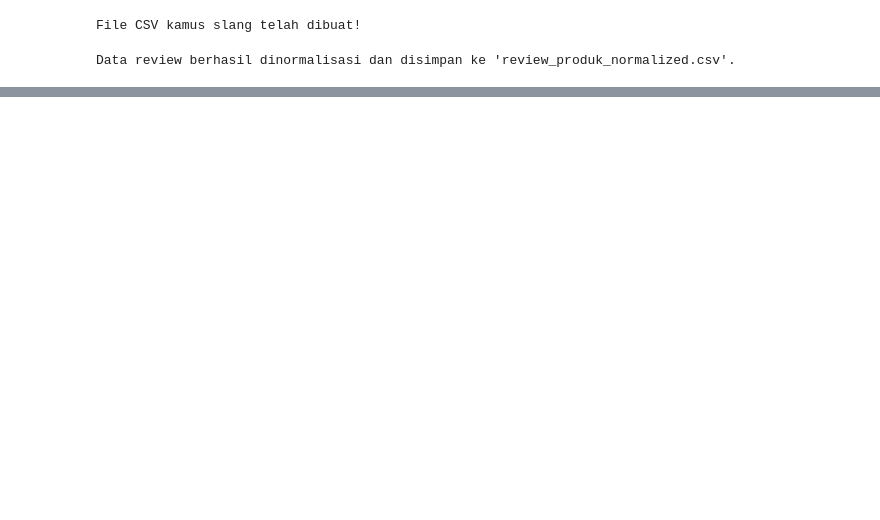
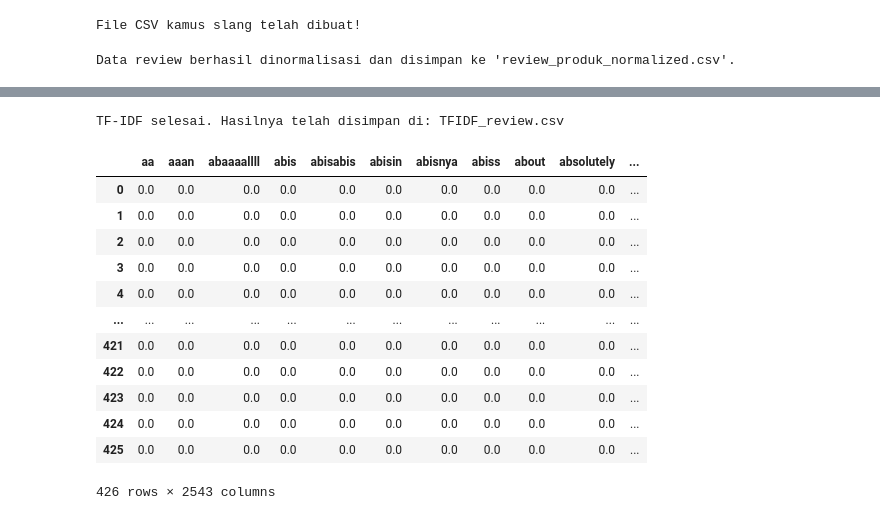
Before and after one commit to Debby190/text-processing, a Jupyter notebook: femaledaily1_kelompok2.ipynb, the cells around one changed output, grey strips where cells are left out. Drawn from its saved outputs; the diff is of its cells as text; code cells hidden in the pictures; blank space fills up the shorter version.

```diff
--- a/femaledaily1_kelompok2.ipynb
+++ b/femaledaily1_kelompok2.ipynb
@@ -186,0 +267,6 @@ Data review berhasil dinormalisasi dan disimpan ke 'review_produk_normalized.csv
+# %%
+corpus_file ="review_produk_normalized.csv"
+output_file = "TFIDF_review.csv"
+
+data = pd.read_csv(corpus_file)  # Misalnya, jika file dipisahkan dengan titik koma
+data.head()
@@ -186,0 +280,30 @@ Data review berhasil dinormalisasi dan disimpan ke 'review_produk_normalized.csv
+# %%
+corpus = data['Review'].astype(str).tolist()
+
+# TF-IDF
+vectorizer = TfidfVectorizer()
+tfidf_encoded = vectorizer.fit_transform(corpus)
+feature_names = vectorizer.get_feature_names_out()
+
+# Mengonversi hasil TF-IDF menjadi DataFrame
+tfidf_df = pd.DataFrame(tfidf_encoded.toarray(), columns=feature_names)
+
+tfidf_df.to_csv(output_file, index=False)
+
+print("TF-IDF selesai. Hasilnya telah disimpan di:", output_file)
+display(tfidf_df)
+# %% [output]
+TF-IDF selesai. Hasilnya telah disimpan di: TFIDF_review.csv
+|  | aa | aaan | abaaaallll | abis | abisabis | abisin | abisnya | abiss | about | absolutely | ... |
+| 0 | 0.0 | 0.0 | 0.0 | 0.0 | 0.0 | 0.0 | 0.0 | 0.0 | 0.0 | 0.0 | ... |
+| 1 | 0.0 | 0.0 | 0.0 | 0.0 | 0.0 | 0.0 | 0.0 | 0.0 | 0.0 | 0.0 | ... |
+| 2 | 0.0 | 0.0 | 0.0 | 0.0 | 0.0 | 0.0 | 0.0 | 0.0 | 0.0 | 0.0 | ... |
+| 3 | 0.0 | 0.0 | 0.0 | 0.0 | 0.0 | 0.0 | 0.0 | 0.0 | 0.0 | 0.0 | ... |
+| 4 | 0.0 | 0.0 | 0.0 | 0.0 | 0.0 | 0.0 | 0.0 | 0.0 | 0.0 | 0.0 | ... |
+| ... | ... | ... | ... | ... | ... | ... | ... | ... | ... | ... | ... |
+| 421 | 0.0 | 0.0 | 0.0 | 0.0 | 0.0 | 0.0 | 0.0 | 0.0 | 0.0 | 0.0 | ... |
+| 422 | 0.0 | 0.0 | 0.0 | 0.0 | 0.0 | 0.0 | 0.0 | 0.0 | 0.0 | 0.0 | ... |
+| 423 | 0.0 | 0.0 | 0.0 | 0.0 | 0.0 | 0.0 | 0.0 | 0.0 | 0.0 | 0.0 | ... |
+| 424 | 0.0 | 0.0 | 0.0 | 0.0 | 0.0 | 0.0 | 0.0 | 0.0 | 0.0 | 0.0 | ... |
+| 425 | 0.0 | 0.0 | 0.0 | 0.0 | 0.0 | 0.0 | 0.0 | 0.0 | 0.0 | 0.0 | ... |
+426 rows × 2543 columns
```
Also changed, not shown: parts of 10 cells of this notebook.
